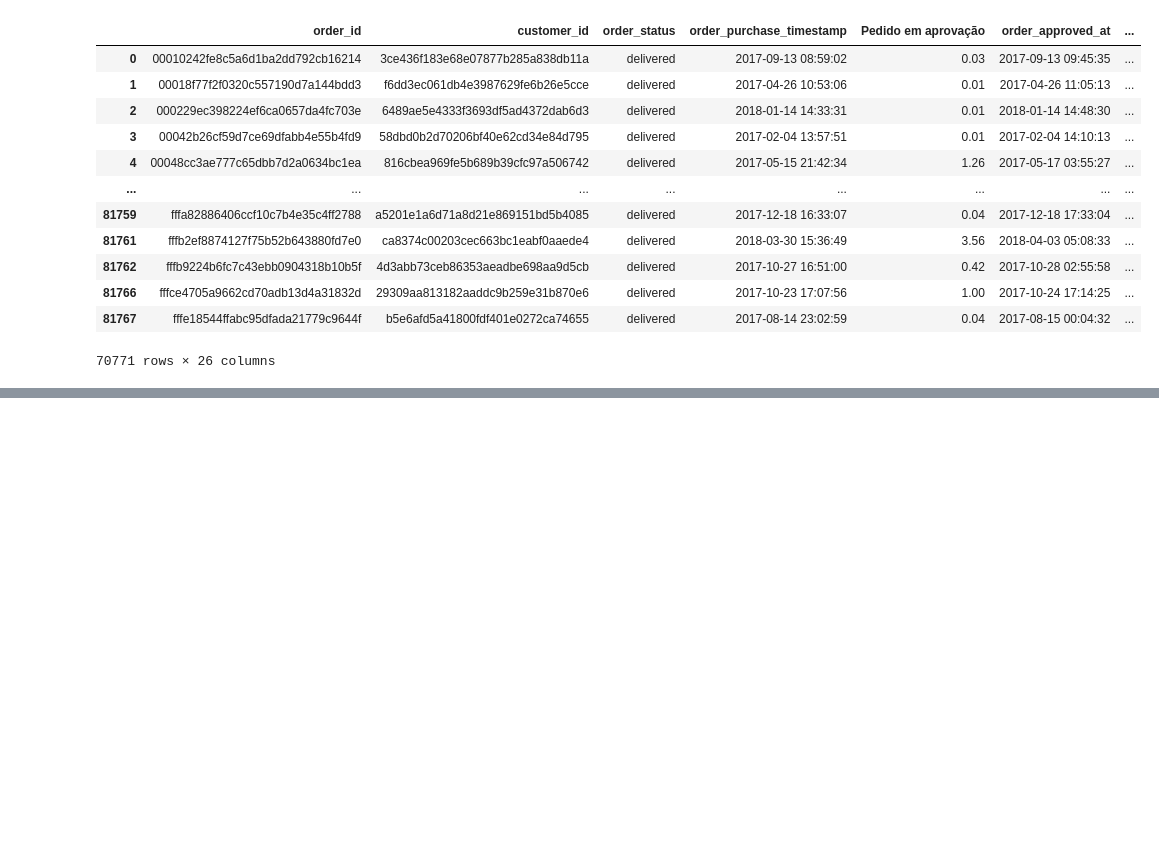
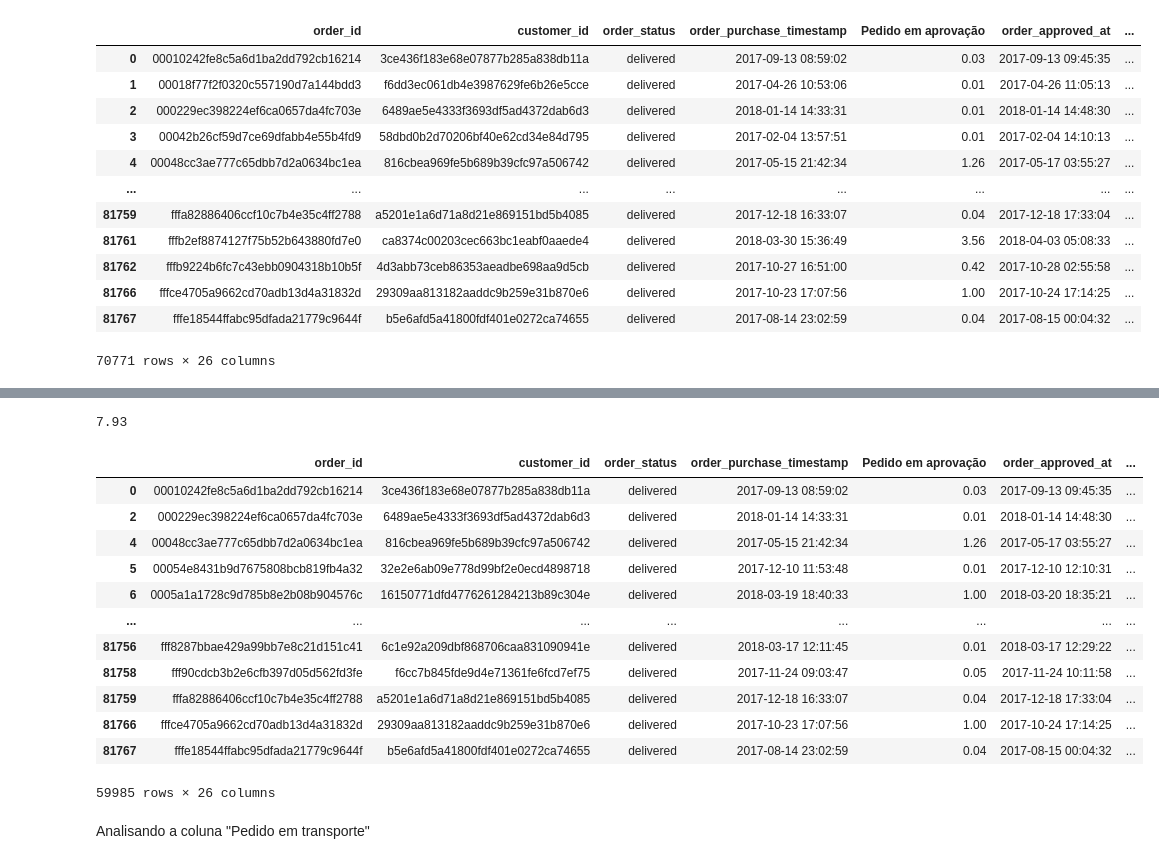
Before and after one commit to mateusono1/De-Company, a Jupyter notebook: main.ipynb, the cells around one changed output, grey strips where cells are left out. Cells and saved outputs as stored; diff of their text form; code cells hidden in the pictures; blank space fills up the shorter version.

```diff
--- a/main.ipynb
+++ b/main.ipynb
@@ -311,0 +391,24 @@ df
+# %%
+out_inf,out_sup=outliers("Separando o pedido")
+out_sup
+# %% [output]
+7.93
+# %%
+df=df[df["Separando o pedido"]<out_sup]
+df
+# %% [output]
+|  | order_id | customer_id | order_status | order_purchase_timestamp | Pedido em aprovação | order_approved_at | ... |
+| 0 | 00010242fe8c5a6d1ba2dd792cb16214 | 3ce436f183e68e07877b285a838db11a | delivered | 2017-09-13 08:59:02 | 0.03 | 2017-09-13 09:45:35 | ... |
+| 2 | 000229ec398224ef6ca0657da4fc703e | 6489ae5e4333f3693df5ad4372dab6d3 | delivered | 2018-01-14 14:33:31 | 0.01 | 2018-01-14 14:48:30 | ... |
+| 4 | 00048cc3ae777c65dbb7d2a0634bc1ea | 816cbea969fe5b689b39cfc97a506742 | delivered | 2017-05-15 21:42:34 | 1.26 | 2017-05-17 03:55:27 | ... |
+| 5 | 00054e8431b9d7675808bcb819fb4a32 | 32e2e6ab09e778d99bf2e0ecd4898718 | delivered | 2017-12-10 11:53:48 | 0.01 | 2017-12-10 12:10:31 | ... |
+| 6 | 0005a1a1728c9d785b8e2b08b904576c | 16150771dfd4776261284213b89c304e | delivered | 2018-03-19 18:40:33 | 1.00 | 2018-03-20 18:35:21 | ... |
+| ... | ... | ... | ... | ... | ... | ... | ... |
+| 81756 | fff8287bbae429a99bb7e8c21d151c41 | 6c1e92a209dbf868706caa831090941e | delivered | 2018-03-17 12:11:45 | 0.01 | 2018-03-17 12:29:22 | ... |
+| 81758 | fff90cdcb3b2e6cfb397d05d562fd3fe | f6cc7b845fde9d4e71361fe6fcd7ef75 | delivered | 2017-11-24 09:03:47 | 0.05 | 2017-11-24 10:11:58 | ... |
+| 81759 | fffa82886406ccf10c7b4e35c4ff2788 | a5201e1a6d71a8d21e869151bd5b4085 | delivered | 2017-12-18 16:33:07 | 0.04 | 2017-12-18 17:33:04 | ... |
+| 81766 | fffce4705a9662cd70adb13d4a31832d | 29309aa813182aaddc9b259e31b870e6 | delivered | 2017-10-23 17:07:56 | 1.00 | 2017-10-24 17:14:25 | ... |
+| 81767 | fffe18544ffabc95dfada21779c9644f | b5e6afd5a41800fdf401e0272ca74655 | delivered | 2017-08-14 23:02:59 | 0.04 | 2017-08-15 00:04:32 | ... |
+59985 rows × 26 columns
+# %% [markdown]
+Analisando a coluna "Pedido em transporte"
```
Also changed, not shown: parts of 20 cells of this notebook, 1 other file.
